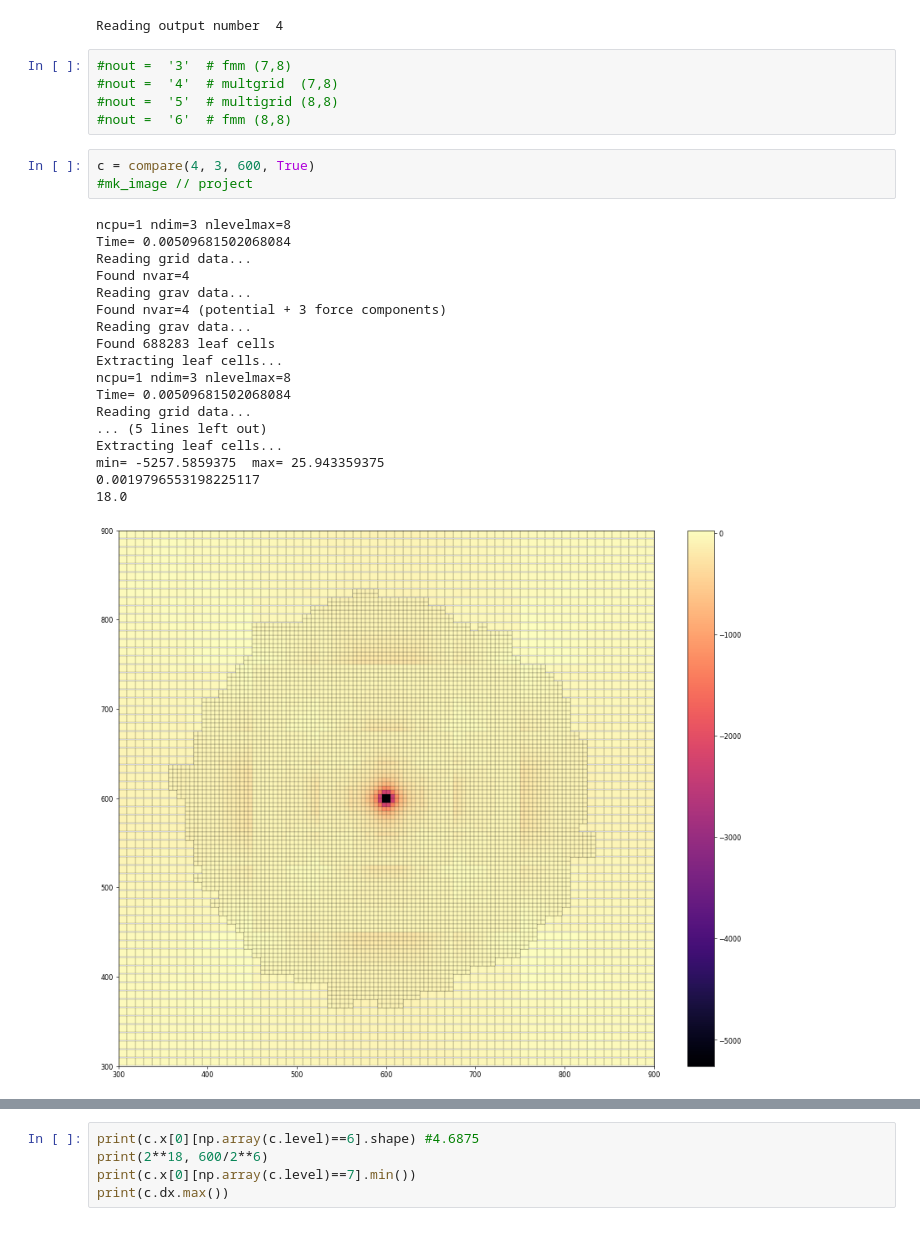
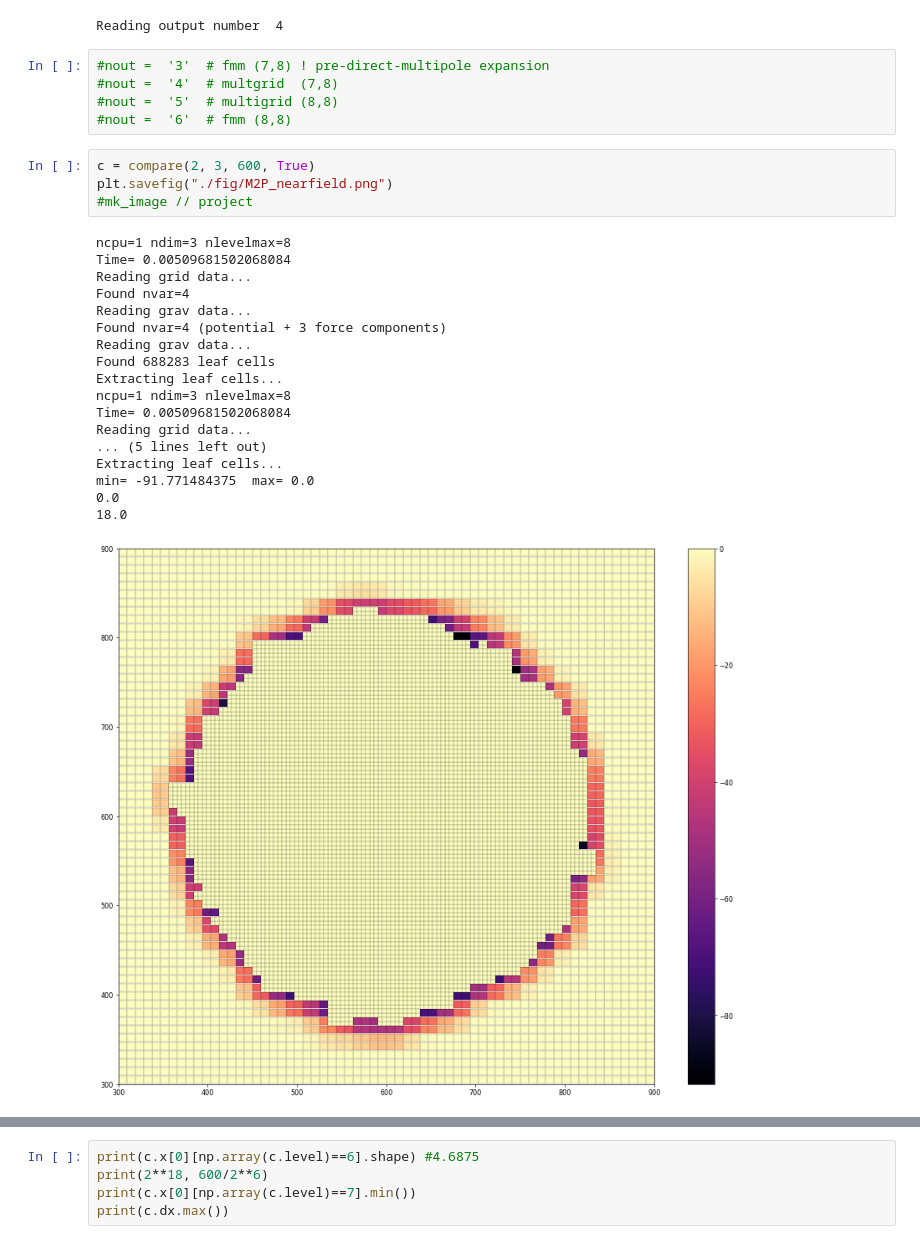
Before and after one commit to Byeol-Haneul/Ramses-FMM, a Jupyter notebook: analyze/amr.ipynb, the cells around one changed output, grey strips where cells are left out. Saved outputs shown, nothing was run; the diff lists cells and outputs as text.

```diff
--- a/analyze/amr.ipynb
+++ b/analyze/amr.ipynb
@@ -73,29 +73,30 @@ def plot(nout, cen = 600, grid=True):
 # %% [output]
 Reading output number  4
 # %%
-#nout =  '3'  # fmm (7,8)
+#nout =  '3'  # fmm (7,8) ! pre-direct-multipole expansion
 #nout =  '4'  # multgrid  (7,8)
 #nout =  '5'  # multigrid (8,8)
 #nout =  '6'  # fmm (8,8)
 # %%
-c = compare(4, 3, 600, True)
+c = compare(2, 3, 600, True)
+plt.savefig("./fig/M2P_nearfield.png")
 #mk_image // project
 # %% [output]
 ncpu=1 ndim=3 nlevelmax=8
 Time= 0.00509681502068084
 Reading grid data...
 Found nvar=4
 Reading grav data...
 Found nvar=4 (potential + 3 force components)
 Reading grav data...
 Found 688283 leaf cells
 Extracting leaf cells...
 ncpu=1 ndim=3 nlevelmax=8
 Time= 0.00509681502068084
 Reading grid data...
 ... (5 lines left out)
 Extracting leaf cells...
-min= -5257.5859375  max= 25.943359375
-0.0019796553198225117
+min= -91.771484375  max= 0.0
+0.0
 18.0
-[figure, old version]
+[figure, new version]
```
Also changed, not shown: parts of 5 cells of this notebook, 1 other file.
